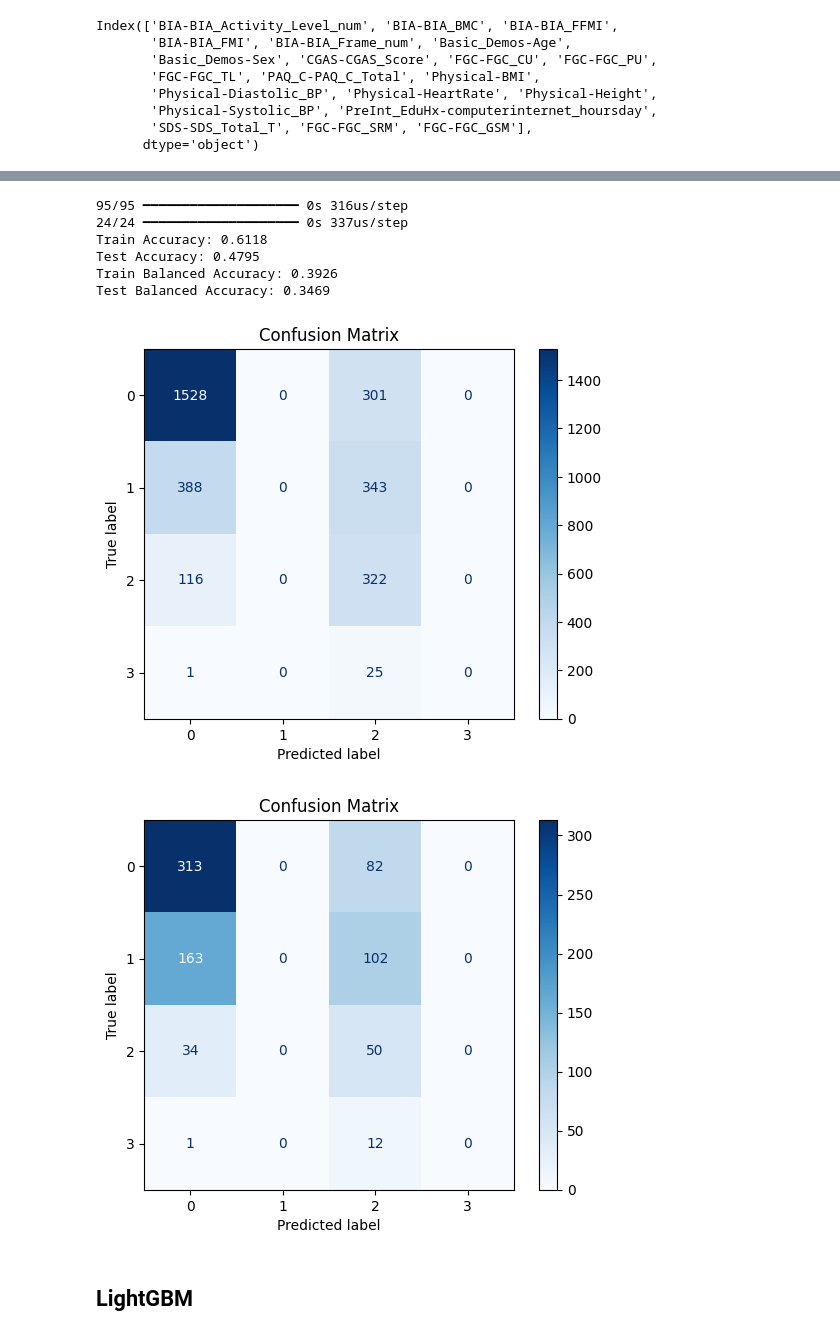
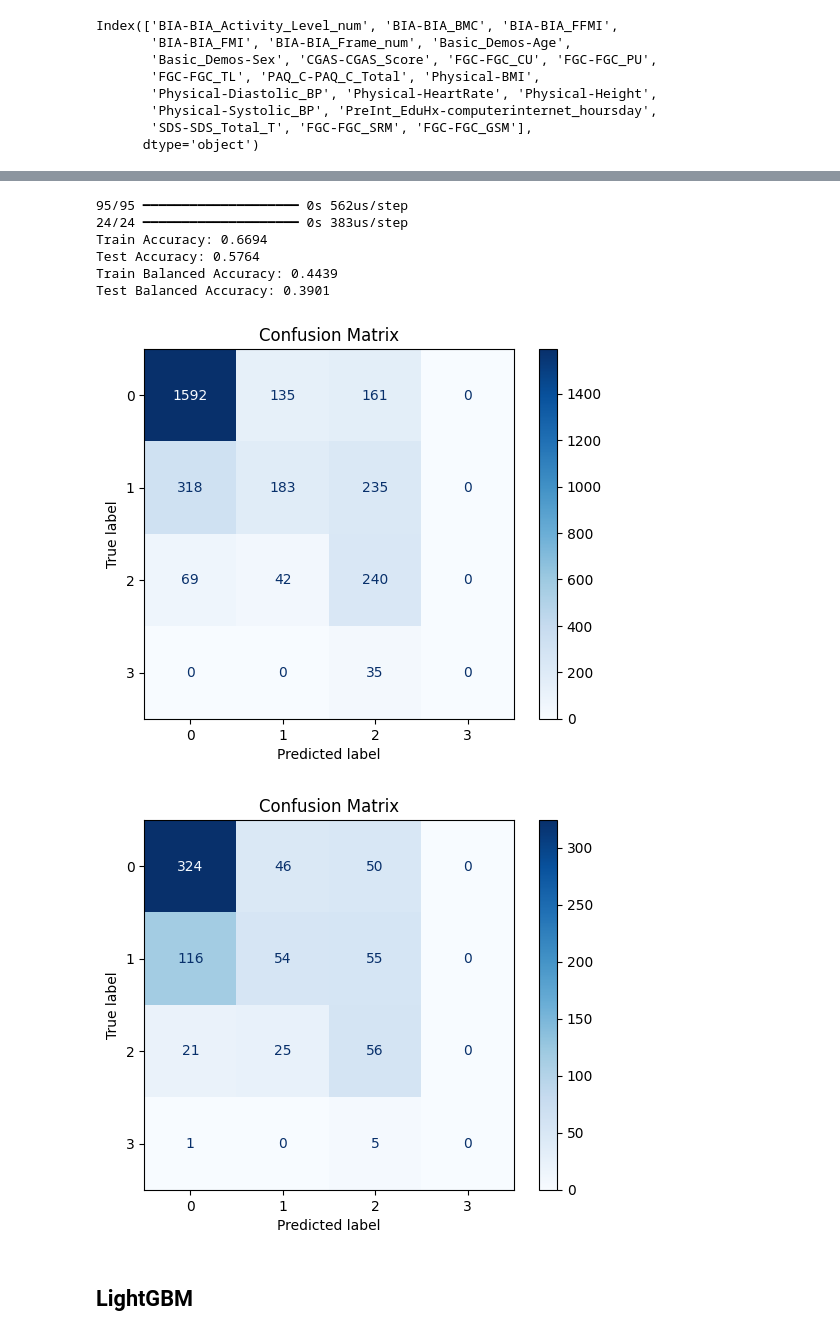
Before and after one commit to EliaCoro/progetto_dwm, a Jupyter notebook: work/progetto.ipynb, the cells around one changed output, grey strips where cells are left out. Saved outputs shown, nothing was run; the diff lists cells and outputs as text; code cells hidden in the pictures.

```diff
--- a/work/progetto.ipynb
+++ b/work/progetto.ipynb
@@ -310,6 +417,26 @@ Name: count, dtype: int64
 # della quantità di classi, in modo che anche se una classe ha poche istanze tenterà di ottenere una media generale buona
 
 # utilizziamo class_weight="balanced"
+
+# Funzione per calcolare la inverse balanced accuracy
+def inverse_balanced_accuracy(y_true, y_pred):
+    y_true = np.asarray(y_true, dtype=int)
+    y_pred = np.asarray(y_pred, dtype=int)
+    # Calcola la frequenza di ciascuna classe nel dataset
+    class_counts = np.bincount(y_true)
+    total_samples = len(y_true)
+
+    # Calcola la frequenza inversa di ciascuna classe
+    class_weights = total_samples / class_counts
+    class_weights = class_weights / np.sum(class_weights)  # Normalizza i pesi per fare una somma di 1
+
+    # Crea il parametro sample_weight in base alla classe di ogni campione
+    sample_weights = class_weights[y_true]
+
+    # Calcola la balanced accuracy utilizzando i pesi
+    acc = balanced_accuracy_score(y_true, y_pred, sample_weight=sample_weights)
+
+    return acc
 # %%
 from sklearn.model_selection import GridSearchCV
 from sklearn.ensemble import RandomForestClassifier
@@ -322,8 +449,8 @@ def grid_search_rf(X_train, y_train):
     )
 
     param_grid = {
-        'max_depth': [10, 20, 40, 60, 80, 100, 150],
-        'min_samples_leaf': [1, 2, 3, 4, 5]
+        'max_depth': [10, 80, 100],
+        'min_samples_leaf': [1, 3, 5]
     }
 
     # Usa la balanced_accuracy_score come metrica
@@ -515,12 +624,12 @@ for n_neurons, hidden_layer, dropout in param_combinations:
        # Previsioni e calcolo del punteggio per il training
         y_pred_train = model.predict(X_train)
         y_pred_train_numerical = np.argmax(y_pred_train, axis=1)  # Converti le previsioni one-hot in numeriche
-        score_train = balanced_accuracy(np.argmax(y_train_categorial, axis=1), y_pred_train_numerical)
+        score_train = inverse_balanced_accuracy(np.argmax(y_train_categorial, axis=1), y_pred_train_numerical)
 
         # Previsioni e calcolo del punteggio per il test
         y_pred_test = model.predict(X_test)
         y_pred_test_numerical = np.argmax(y_pred_test, axis=1)  # Converti le previsioni one-hot in numeriche
-        score_test = balanced_accuracy(np.argmax(y_test_categorial, axis=1), y_pred_test_numerical)
+        score_test = inverse_balanced_accuracy(np.argmax(y_test_categorial, axis=1), y_pred_test_numerical)
 
 
 
@@ -593,9 +704,10 @@ lr_scheduler = ReduceLROnPlateau(
 # train the network
 history = model.fit( x=X_train, # training examples
            y=y_train_categorial, # desired output
-           epochs=35,
+           epochs=45,
            verbose=1,
            validation_data=(X_test, y_test_categorial),
            class_weight={i: best_params['weights'][i] for i in range(len(best_params['weights']))},
            callbacks=[lr_scheduler, early_stopping]);
+annModel = history
 # %% [output]
@@ -624,37 +736,37 @@ plot_ann(history)
 # %%
 y_train_pred = model.predict(X_train)
 y_test_pred = model.predict(X_test[X_train.columns])
 
 # Converti le probabilità in etichette discrete (classi)
 y_train_pred_label = np.argmax(y_train_pred, axis=1)
 y_test_pred_label = np.argmax(y_test_pred, axis=1)
 
 # Calcola l'accuracy per il training e il test
 train_accuracy = accuracy_score(y_train, y_train_pred_label)
 test_accuracy = accuracy_score(y_test, y_test_pred_label)
 
 # Calcola la balanced accuracy per il training e il test
-train_balanced_accuracy = balanced_accuracy_score(y_train, y_train_pred_label)
-test_balanced_accuracy = balanced_accuracy_score(y_test, y_test_pred_label)
+train_balanced_accuracy = inverse_balanced_accuracy(y_train, y_train_pred_label)
+test_balanced_accuracy = inverse_balanced_accuracy(y_test, y_test_pred_label)
 
 # Stampa i risultati
 print(f"Train Accuracy: {train_accuracy:.4f}")
 print(f"Test Accuracy: {test_accuracy:.4f}")
 print(f"Train Balanced Accuracy: {train_balanced_accuracy:.4f}")
 print(f"Test Balanced Accuracy: {test_balanced_accuracy:.4f}")
 
 # Stampa la matrice di confusione
 print_confusion_matrix(y_train, y_train_pred_label)
 print_confusion_matrix(y_test, y_test_pred_label)
 # %% [output]
-95/95 ━━━━━━━━━━━━━━━━━━━━ 0s 316us/step
-24/24 ━━━━━━━━━━━━━━━━━━━━ 0s 337us/step
-Train Accuracy: 0.6118
-Test Accuracy: 0.4795
-Train Balanced Accuracy: 0.3926
-Test Balanced Accuracy: 0.3469
+95/95 ━━━━━━━━━━━━━━━━━━━━ 0s 562us/step
+24/24 ━━━━━━━━━━━━━━━━━━━━ 0s 383us/step
+Train Accuracy: 0.6694
+Test Accuracy: 0.5764
+Train Balanced Accuracy: 0.4439
+Test Balanced Accuracy: 0.3901
-[figure, old version]
+[figure, new version]
-[figure, old version]
+[figure, new version]
 # %%
 # Meglio rispetto alla random forest
 # %% [markdown]
```
Also changed, not shown: parts of 22 cells of this notebook, 1 other file.
